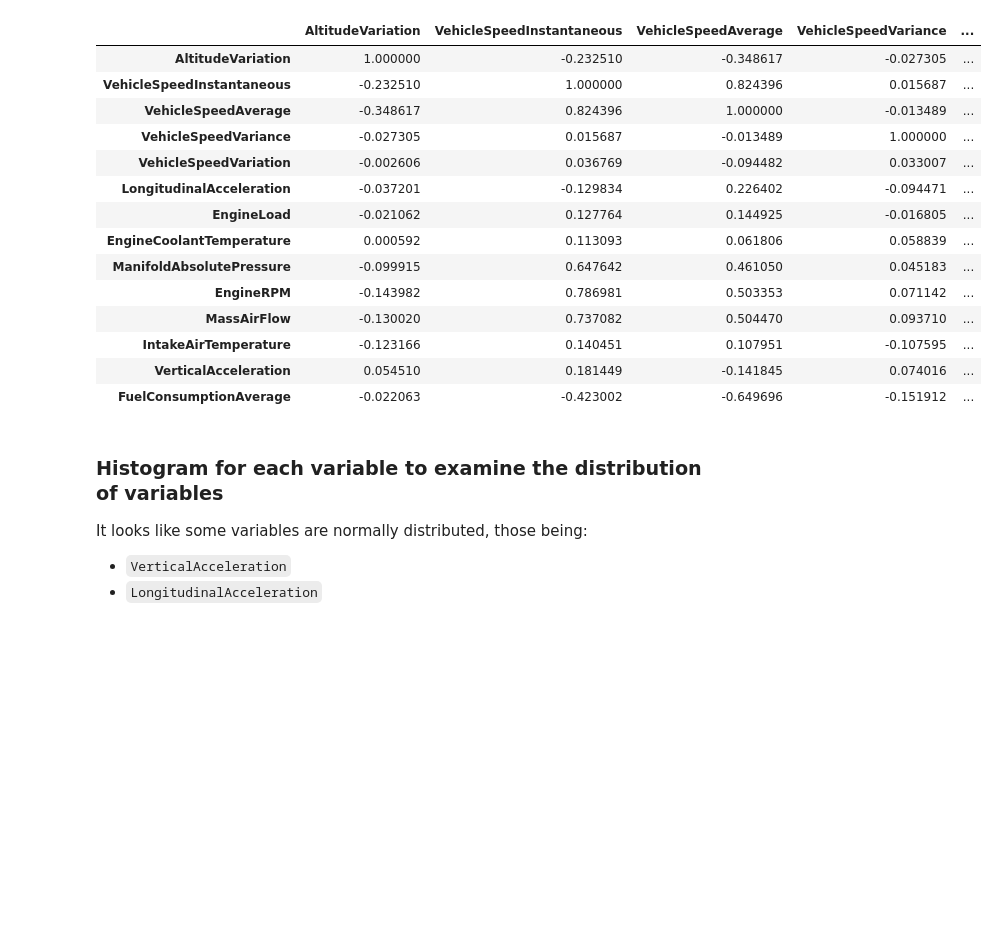
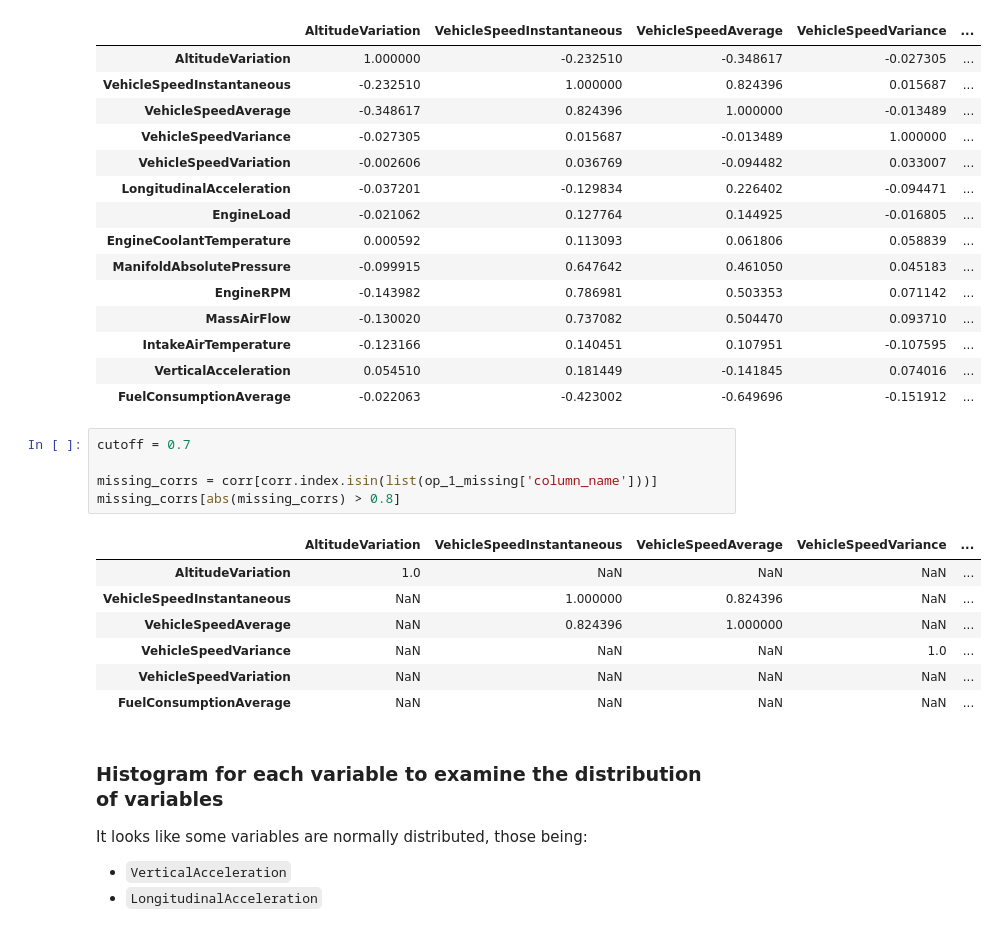
Before and after one commit to markbreen95/comp_09012, a Jupyter notebook: notebooks/EDA.ipynb, the cells around one changed output. Cells and saved outputs as stored; diff of their text form; blank space fills up the shorter version.

```diff
--- a/notebooks/EDA.ipynb
+++ b/notebooks/EDA.ipynb
@@ -97,6 +137,19 @@ corr.style.background_gradient(cmap='coolwarm')
 | IntakeAirTemperature | -0.123166 | 0.140451 | 0.107951 | -0.107595 | ... |
 | VerticalAcceleration | 0.054510 | 0.181449 | -0.141845 | 0.074016 | ... |
 | FuelConsumptionAverage | -0.022063 | -0.423002 | -0.649696 | -0.151912 | ... |
+# %%
+cutoff = 0.7
+
+missing_corrs = corr[corr.index.isin(list(op_1_missing['column_name']))]
+missing_corrs[abs(missing_corrs) > 0.8]
+# %% [output]
+|  | AltitudeVariation | VehicleSpeedInstantaneous | VehicleSpeedAverage | VehicleSpeedVariance | ... |
+| AltitudeVariation | 1.0 | NaN | NaN | NaN | ... |
+| VehicleSpeedInstantaneous | NaN | 1.000000 | 0.824396 | NaN | ... |
+| VehicleSpeedAverage | NaN | 0.824396 | 1.000000 | NaN | ... |
+| VehicleSpeedVariance | NaN | NaN | NaN | 1.0 | ... |
+| VehicleSpeedVariation | NaN | NaN | NaN | NaN | ... |
+| FuelConsumptionAverage | NaN | NaN | NaN | NaN | ... |
 # %% [markdown]
 ### Histogram for each variable to examine the distribution of variables
 
```
Also changed, not shown: parts of 20 cells of this notebook, 9 other files.
